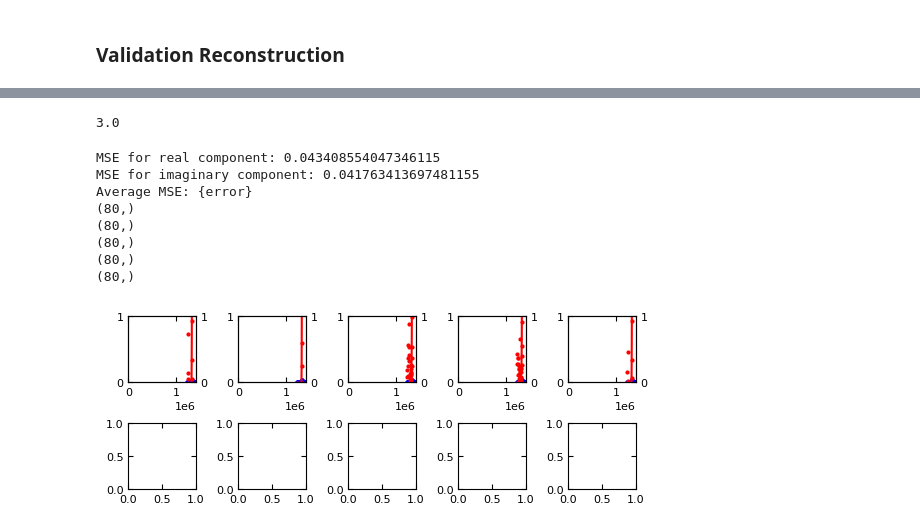
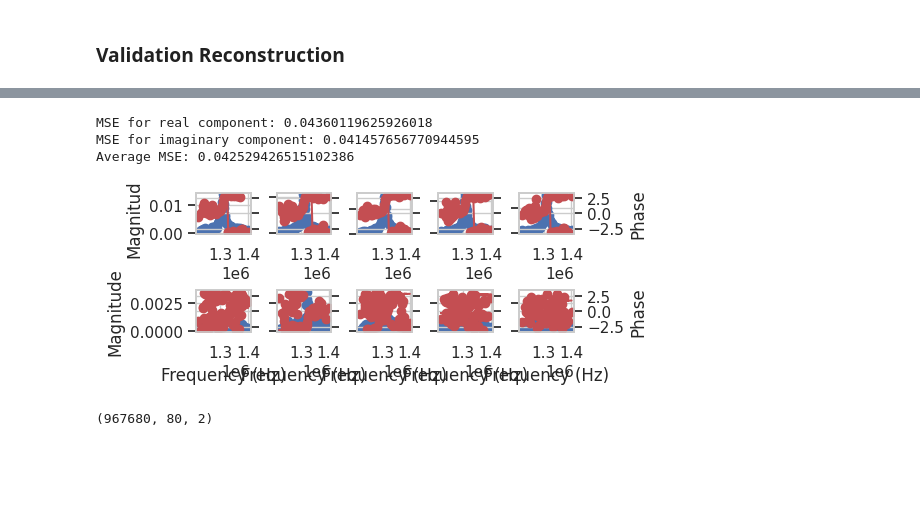
Before and after one commit to m3-learning/m3_learning_old, a Jupyter notebook: m3_learning/papers/2023_Rapid_Fitting/3_Pytorch_SHO_Fitter.ipynb, the cells around one changed output, grey strips where cells are left out. Cells and saved outputs as stored; diff of their text form; code cells hidden in the pictures; blank space fills up the shorter version.

Commit message:
update for nn to get parameters

```diff
--- a/m3_learning/papers/2023_Rapid_Fitting/3_Pytorch_SHO_Fitter.ipynb
+++ b/m3_learning/papers/2023_Rapid_Fitting/3_Pytorch_SHO_Fitter.ipynb
@@ -31,4 +31,7 @@ from m3_learning.nn.benchmarks.inference import computeTime
 from m3_learning.util.file_IO import make_folder
 from m3_learning.be.dataset import BE_Dataset
 from m3_learning.be.nn import SHO_Model, SHO_NN_Model
+from m3_learning.viz.style import set_style
+
+set_style("printing")
 # %% [output]
@@ -40,0 +45,14 @@ To enable them in other operations, rebuild TensorFlow with the appropriate comp
+# %%
+import seaborn as sns
+sns.set_theme(style="whitegrid")
+
+# Load the example tips dataset
+tips = sns.load_dataset("tips")
+
+# Draw a nested violinplot and split the violins for easier comparison
+sns.violinplot(data=tips, x="day", y="total_bill", hue="smoker",
+               split=True, inner="quart", linewidth=1,
+               palette={"Yes": "b", "No": ".85"})
+sns.despine(left=True)
+
+plt.show()
@@ -179,14 +200,0 @@ Average MSE: {error}
-# %%
-import matplotlib.pyplot as plt
-# setting default plotting params
-plt.rcParams['image.cmap'] = 'magma'
-plt.rcParams['axes.labelsize'] = 10
-plt.rcParams['xtick.labelsize'] = 8
-plt.rcParams['ytick.labelsize'] = 8
-plt.rcParams['figure.titlesize'] = 10
-plt.rcParams['xtick.direction'] = 'in'
-plt.rcParams['ytick.direction'] = 'in'
-plt.rcParams['xtick.top'] = True
-plt.rcParams['ytick.right'] = True
-plt.rcParams['figure.constrained_layout.use'] = True
-plt.rcParams['lines.markersize'] = 2
@@ -334,16 +201,8 @@ def best_and_worst(self, true, prediction):
-# %%
-np.nanmin([np.nan, 3])
-# %% [output]
-3.0
 # %%
-best_and_worst(self, data_test, dataset.nn_validation)
+nn_.best_and_worst(data_test, dataset.nn_validation)
+plt.show()
 # %% [output]
-MSE for real component: 0.043408554047346115
-MSE for imaginary component: 0.041763413697481155
-Average MSE: {error}
-(80,)
-(80,)
-(80,)
-(80,)
-(80,)
+MSE for real component: 0.04360119625926018
+MSE for imaginary component: 0.041457656770944595
+Average MSE: 0.042529426515102386
-[figure, old version]
+[figure, new version]
@@ -431,0 +209,4 @@ printing.savefig(fig, "Figure_8_5_worst_and_best_pytorch_fit",
+# %%
+dataset.nn_validation.shape
+# %% [output]
+(967680, 80, 2)
```
Also changed, not shown: parts of 14 cells of this notebook, 5 other files.
